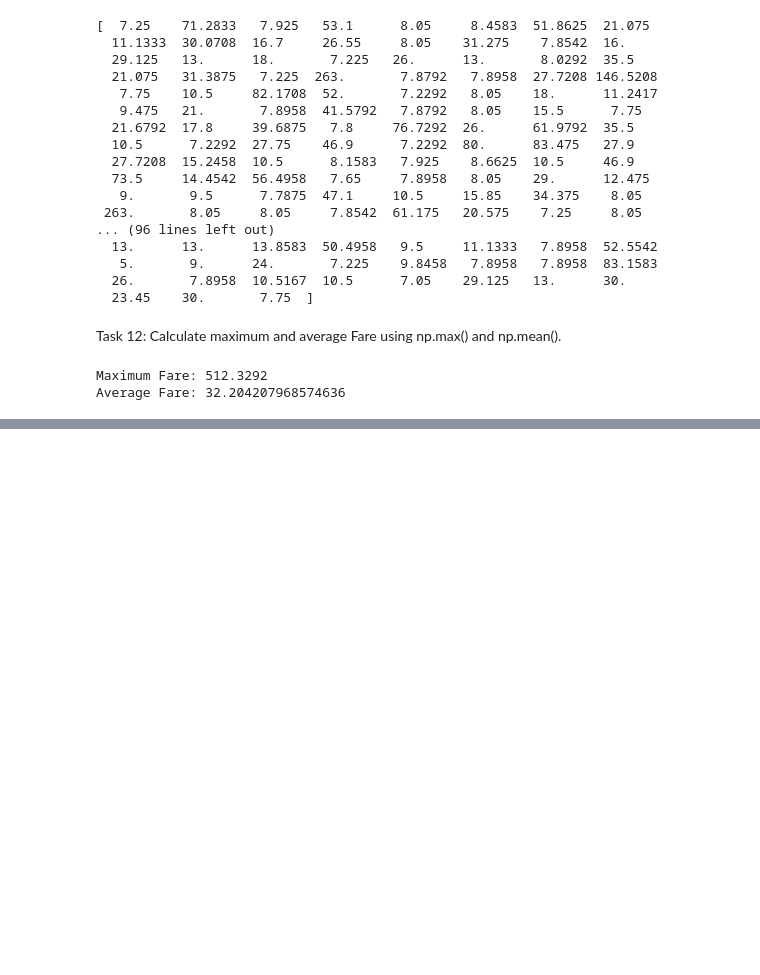
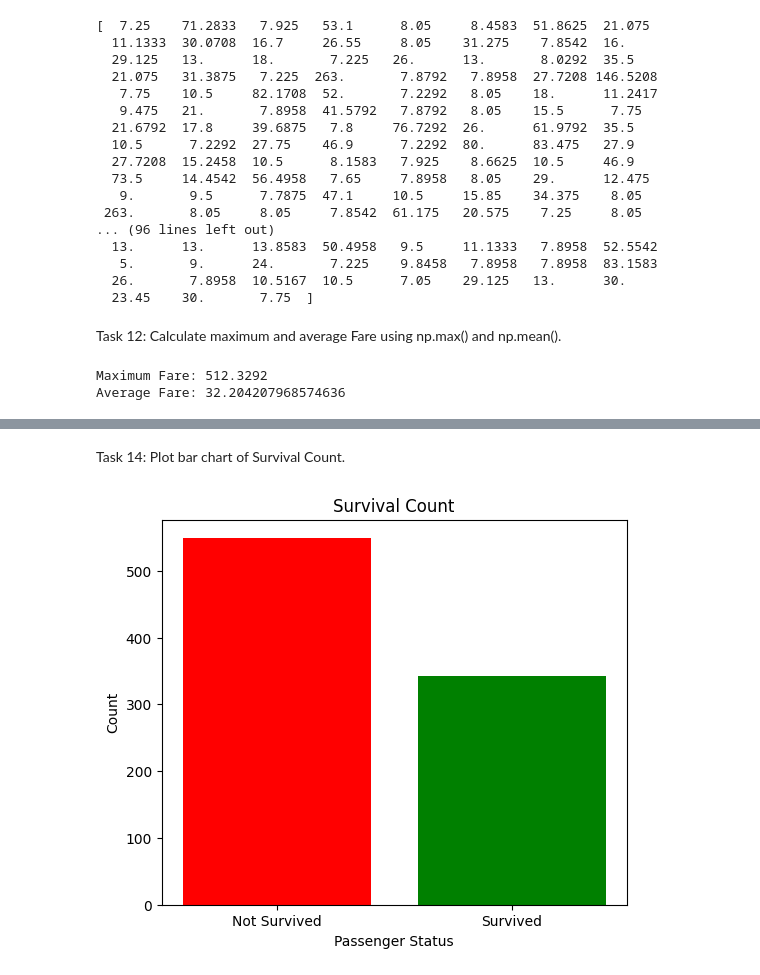
Before and after one commit to co23f013-ai/CSL701-CE-18_Machine-Learning-Lab, a Jupyter notebook: MLEXP1.ipynb, the cells around one changed output, grey strips where cells are left out. Drawn from its saved outputs; the diff is of its cells as text; code cells hidden in the pictures; blank space fills up the shorter version.

```diff
--- a/MLEXP1.ipynb
+++ b/MLEXP1.ipynb
@@ -200,0 +215,17 @@ Average Fare: 32.204207968574636
+# %% [markdown]
+Task 14: Plot bar chart of Survival Count.
+# %%
+survival_count = df["Survived"].value_counts()
+
+plt.figure(figsize=(6,5))
+
+plt.bar(["Not Survived", "Survived"], survival_count,
+        color=["red", "green"])
+
+plt.title("Survival Count")
+plt.xlabel("Passenger Status")
+plt.ylabel("Count")
+
+plt.show()
+# %% [output]
+[figure, added]
```
Also changed, not shown: parts of 4 cells of this notebook.
